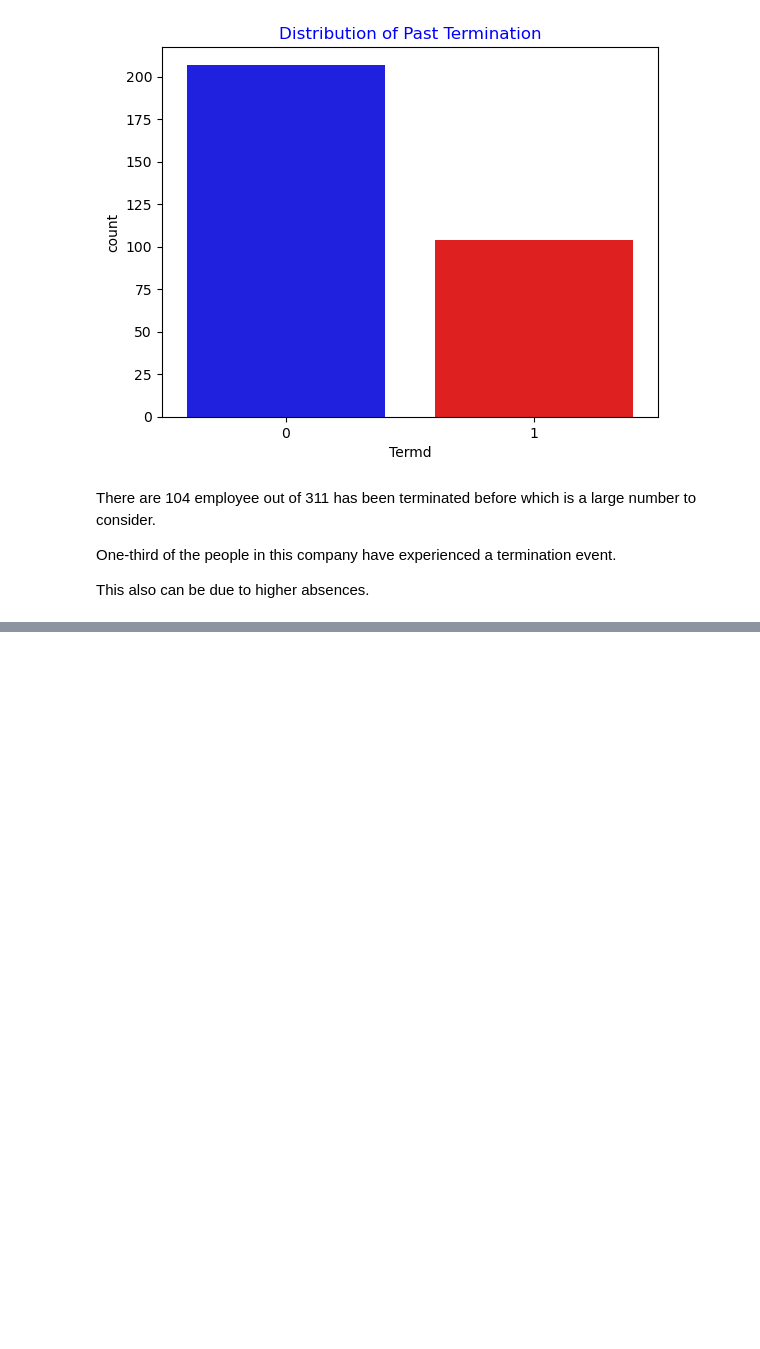
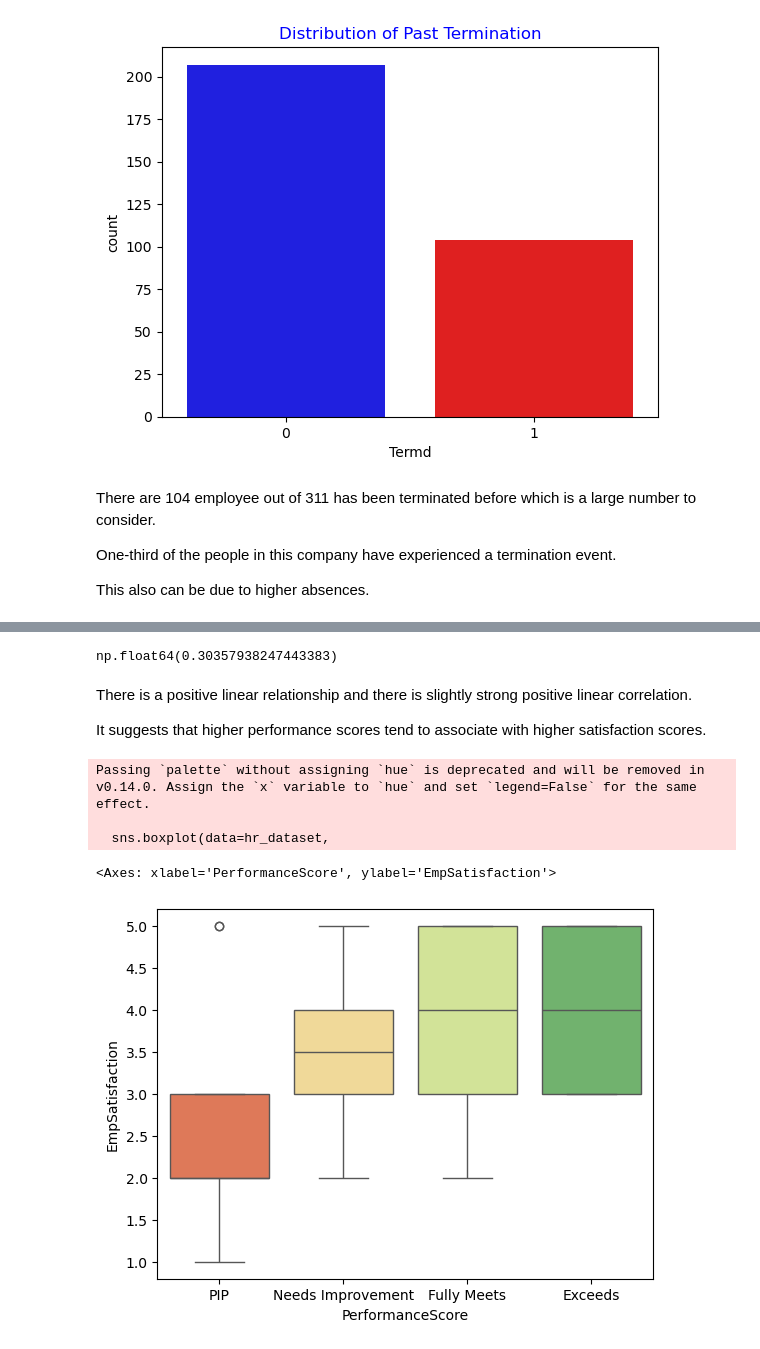
Before and after one commit to Kanitoure5301/tkh_career_analysis, a Jupyter notebook: notebooks/empl_perf_mohammed.ipynb, the cells around one changed output, grey strips where cells are left out. Drawn from its saved outputs; the diff is of its cells as text; code cells hidden in the pictures; blank space fills up the shorter version.

```diff
--- a/notebooks/empl_perf_mohammed.ipynb
+++ b/notebooks/empl_perf_mohammed.ipynb
@@ -298,0 +305,22 @@ This also can be due to higher absences.
+# %%
+PerfScoreID_EmpSatisfaction_corr = hr_dataset['PerfScoreID'].corr(hr_dataset['EmpSatisfaction'])
+PerfScoreID_EmpSatisfaction_corr
+# %% [output]
+np.float64(0.30357938247443383)
+# %% [markdown]
+There is a positive linear relationship and there is slightly strong positive linear correlation.
+
+It suggests that higher performance scores tend to associate with higher satisfaction scores.
+# %%
+sns.boxplot(data=hr_dataset,
+            x='PerformanceScore',
+            y='EmpSatisfaction',
+            order=['PIP','Needs Improvement','Fully Meets','Exceeds'],
+            palette='RdYlGn'
+            )
+# %% [output]
+Passing `palette` without assigning `hue` is deprecated and will be removed in v0.14.0. Assign the `x` variable to `hue` and set `legend=False` for the same effect.
+
+  sns.boxplot(data=hr_dataset,
+<Axes: xlabel='PerformanceScore', ylabel='EmpSatisfaction'>
+[figure, added]
```
Also changed, not shown: parts of 27 cells of this notebook, 1 other file.
